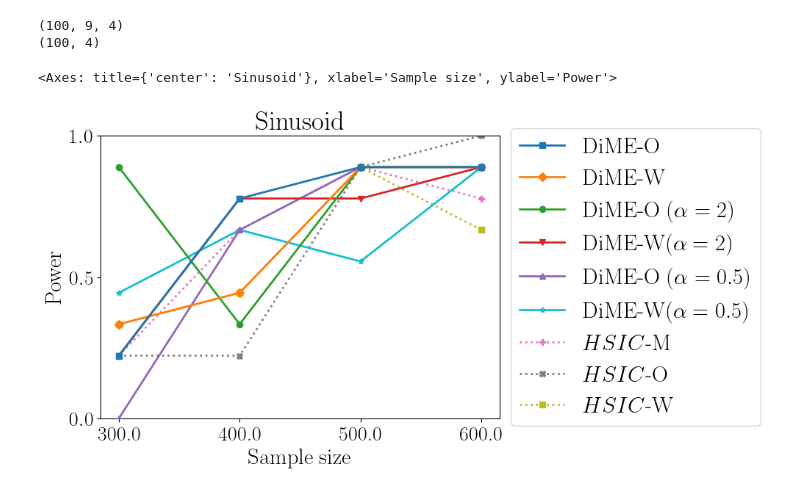
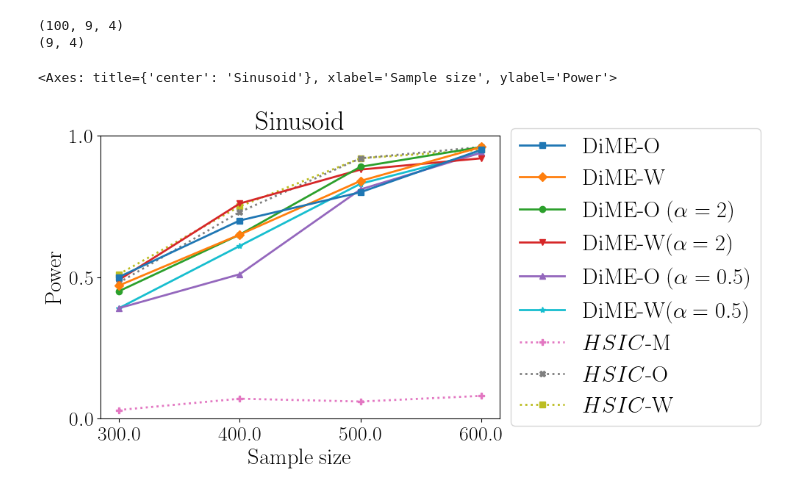
Before and after one commit to KeiderHoyos/IndependenceTestingDifferenceEntropies, a Jupyter notebook: plot_results.ipynb, the cells around one changed output. Cells and saved outputs as stored; diff of their text form; code cells hidden in the pictures.

```diff
--- a/plot_results.ipynb
+++ b/plot_results.ipynb
@@ -79,21 +79,21 @@ def load_results(file):
     return results
 # %%
 # load results
-results = load_results('results/sinusoid')
+results = load_results('results/sinusoid') # sinusoid_ep500_
 print(results.shape)
-output = np.mean(results, axis=1)
+output = np.mean(results, axis=0)
 print(output.shape)
 labels = [r'DiME-O', r'DiME-W', r'DiME-O  ($\alpha = 2$)',r'DiME-W($\alpha = 2$)',r'DiME-O  ($\alpha = 0.5$)',r'DiME-W($\alpha = 0.5$)',r'$HSIC$-M',r'$HSIC$-O', r'$HSIC$-W']
 sample_sizes = (300, 400,500,600)
 
 # plot results
 fig, ax = plt.subplots(1,1, figsize=(7, 5))
 plot_results(output, sample_sizes, labels, xlabel='Sample size', ylabel='Power', xticks=sample_sizes, ax=ax, title='Sinusoid', legend = True)
 # %% [output]
 (100, 9, 4)
-(100, 4)
+(9, 4)
 <Axes: title={'center': 'Sinusoid'}, xlabel='Sample size', ylabel='Power'>
-[figure, old version]
+[figure, new version]
 # %%
 # load results
 results = load_results('results/sine_dependence')
```
Also changed, not shown: parts of 3 cells of this notebook, 2 other files.
